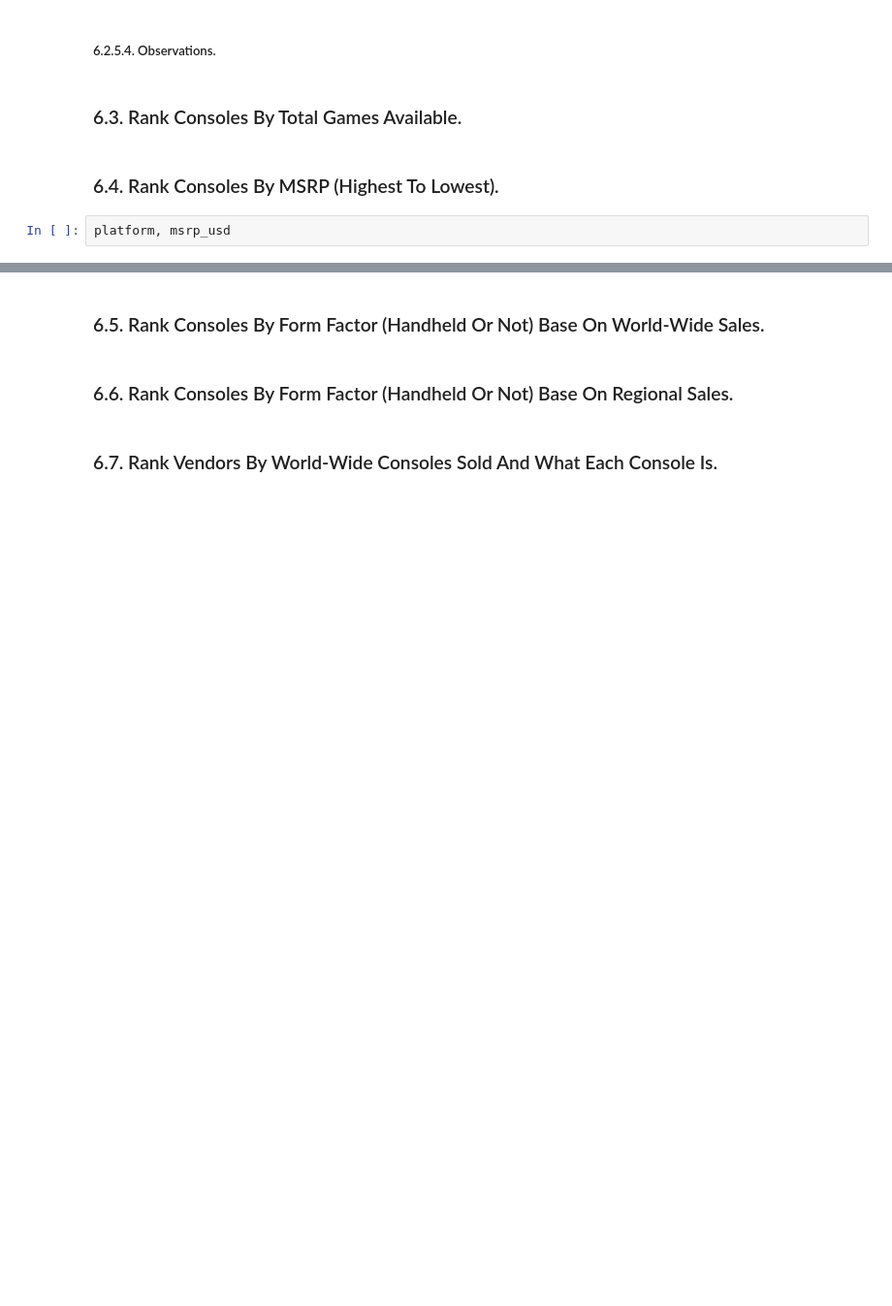
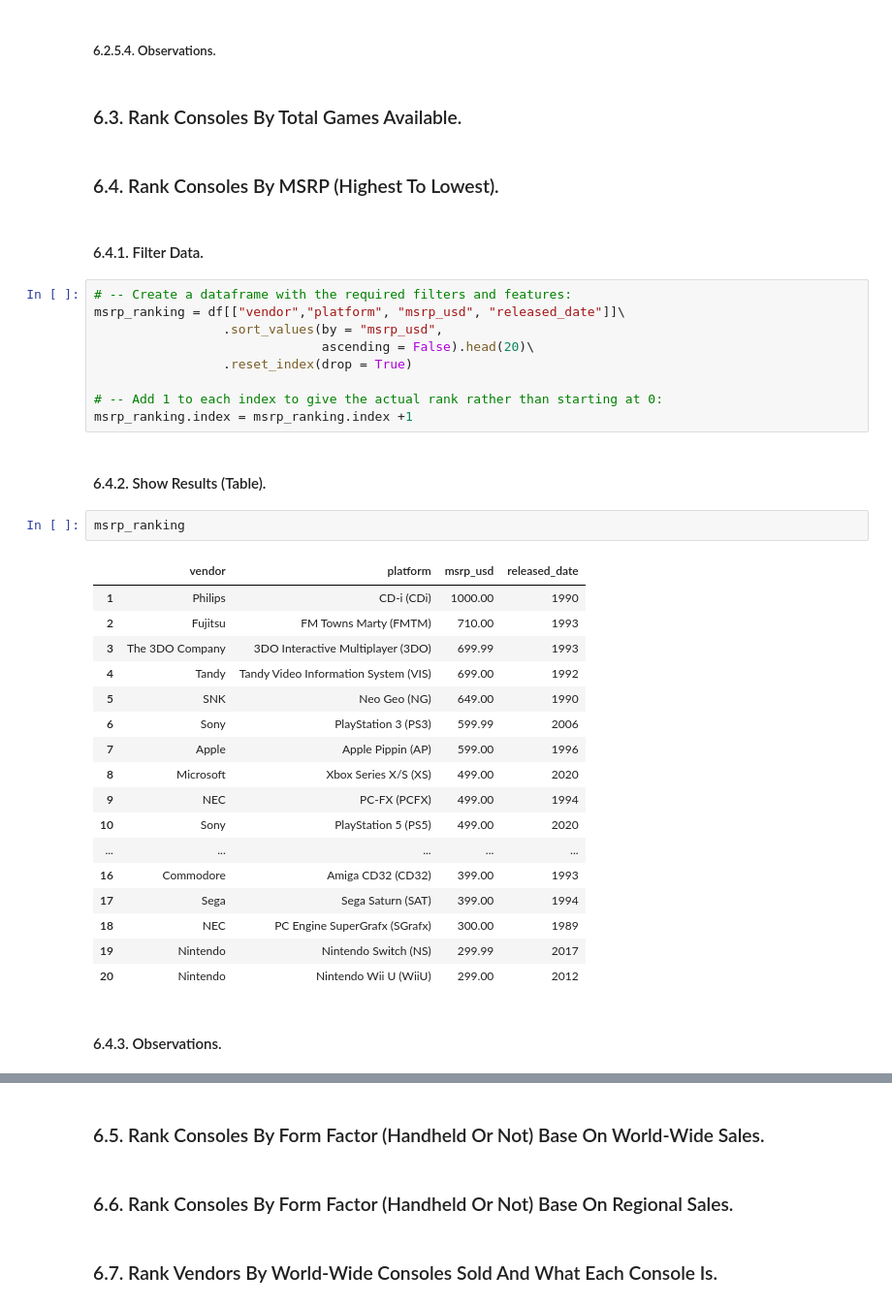
Before and after one commit to York13Pud/data-analytics-portfolio, a Jupyter notebook: video-game-console-sales/analysis.ipynb, the cells around one changed output, grey strips where cells are left out. Shown at 97% size. Cells and saved outputs as stored; diff of their text form; blank space fills up the shorter version.

```diff
--- a/video-game-console-sales/analysis.ipynb
+++ b/video-game-console-sales/analysis.ipynb
@@ -480,5 +480,38 @@ sns_barplot_ax(data = unknown_sales,
 ### 6.3. Rank Consoles By Total Games Available.
 # %% [markdown]
 ### 6.4. Rank Consoles By MSRP (Highest To Lowest).
-# %%
-platform, msrp_usd
+# %% [markdown]
+#### 6.4.1. Filter Data.
+# %%
+# -- Create a dataframe with the required filters and features:
+msrp_ranking = df[["vendor","platform", "msrp_usd", "released_date"]]\
+                 .sort_values(by = "msrp_usd",
+                              ascending = False).head(20)\
+                 .reset_index(drop = True)
+
+# -- Add 1 to each index to give the actual rank rather than starting at 0:
+msrp_ranking.index = msrp_ranking.index +1
+# %% [markdown]
+#### 6.4.2. Show Results (Table).
+# %%
+msrp_ranking
+# %% [output]
+|  | vendor | platform | msrp_usd | released_date |
+| 1 | Philips | CD-i (CDi) | 1000.00 | 1990 |
+| 2 | Fujitsu | FM Towns Marty (FMTM) | 710.00 | 1993 |
+| 3 | The 3DO Company | 3DO Interactive Multiplayer (3DO) | 699.99 | 1993 |
+| 4 | Tandy | Tandy Video Information System (VIS) | 699.00 | 1992 |
+| 5 | SNK | Neo Geo (NG) | 649.00 | 1990 |
+| 6 | Sony | PlayStation 3 (PS3) | 599.99 | 2006 |
+| 7 | Apple | Apple Pippin (AP) | 599.00 | 1996 |
+| 8 | Microsoft | Xbox Series X/S (XS) | 499.00 | 2020 |
+| 9 | NEC | PC-FX (PCFX) | 499.00 | 1994 |
+| 10 | Sony | PlayStation 5 (PS5) | 499.00 | 2020 |
+| ... | ... | ... | ... | ... |
+| 16 | Commodore | Amiga CD32 (CD32) | 399.00 | 1993 |
+| 17 | Sega | Sega Saturn (SAT) | 399.00 | 1994 |
+| 18 | NEC | PC Engine SuperGrafx (SGrafx) | 300.00 | 1989 |
+| 19 | Nintendo | Nintendo Switch (NS) | 299.99 | 2017 |
+| 20 | Nintendo | Nintendo Wii U (WiiU) | 299.00 | 2012 |
+# %% [markdown]
+#### 6.4.3. Observations.
```
Also changed, not shown: parts of 1 cell of this notebook.
